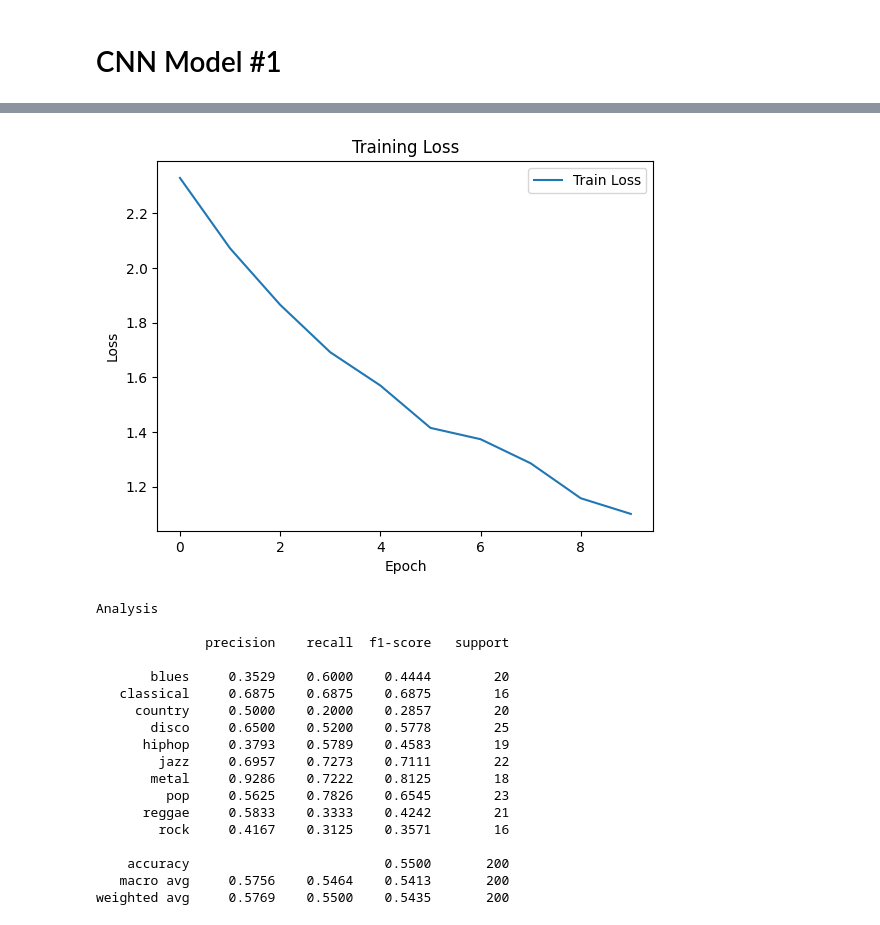
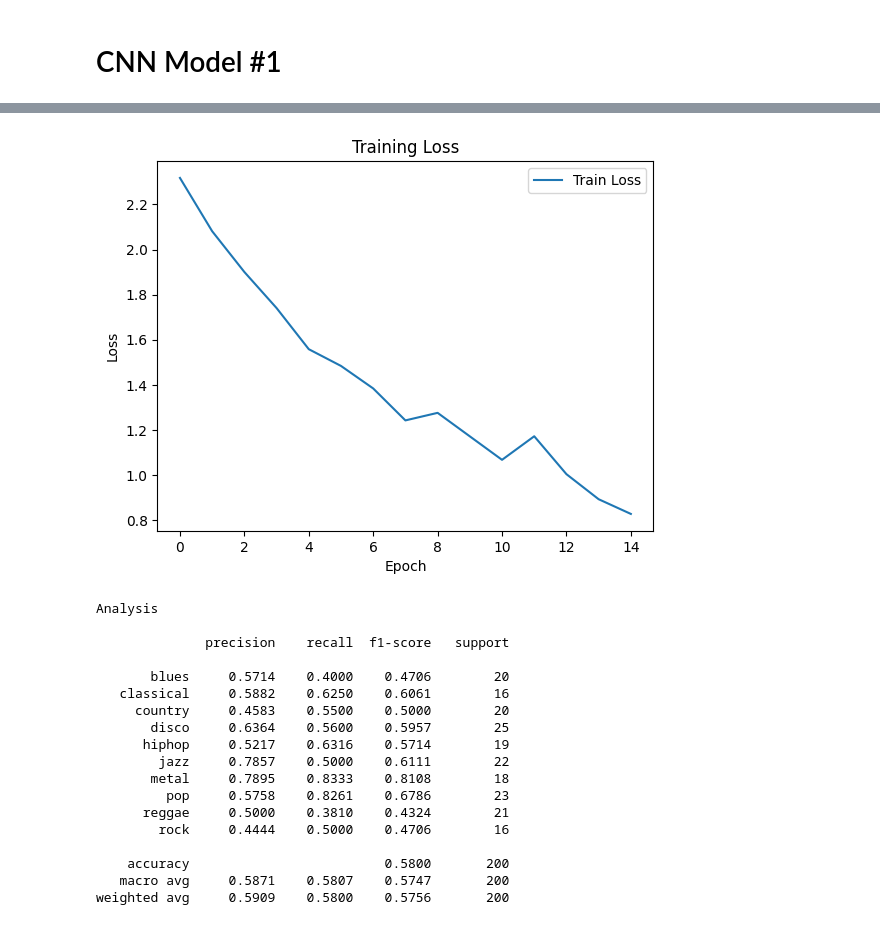
Before and after one commit to ayu0-0/CS4100_project_Sean_Ayuko, a Jupyter notebook: models/cnn.ipynb, the cells around one changed output, grey strips where cells are left out. Drawn from its saved outputs; the diff is of its cells as text; code cells hidden in the pictures.

Commit message:
organizing figures

```diff
--- a/models/cnn.ipynb
+++ b/models/cnn.ipynb
@@ -37,7 +37,7 @@ DATA_DIR = "../image_data/Data/images_original"       # 画像が入っている
 BATCH_SIZE = 32         # 一度に学習する枚数
 IMG_SIZE = 128          # 画像をこのサイズに統一する（64x64）
 LEARNING_RATE = 0.001   # 学習率
-EPOCHS = 10             # 学習を繰り返す回数
+EPOCHS = 15            # 学習を繰り返す回数
 
 # デバイスの設定（GPUがあれば使う）
 DEVICE = 'cuda' if torch.cuda.is_available() else 'cpu'
@@ -192,7 +192,7 @@ plt.xlabel('Epoch')
 plt.ylabel('Loss')
 plt.title('Training Loss')
 plt.legend()
-plt.savefig('loss_curve.png')
+plt.savefig('loss_curve_worse_cnn.png')
 print("学習曲線を loss_curve.png に保存しました。")
 # %% [output]
 Using device: cpu
@@ -215,5 +214,5 @@ Epoch [10/10], Loss: 1.1006, Accuracy: 0.6220
 学習曲線を loss_curve.png に保存しました。
-[figure, old version]
+[figure, new version]
 # %%
 # Further evaluation
 from sklearn.metrics import classification_report
@@ -225,17 +224,17 @@ Analysis
 
               precision    recall  f1-score   support
 
-       blues     0.3529    0.6000    0.4444        20
-   classical     0.6875    0.6875    0.6875        16
-     country     0.5000    0.2000    0.2857        20
-       disco     0.6500    0.5200    0.5778        25
-      hiphop     0.3793    0.5789    0.4583        19
-        jazz     0.6957    0.7273    0.7111        22
-       metal     0.9286    0.7222    0.8125        18
-         pop     0.5625    0.7826    0.6545        23
-      reggae     0.5833    0.3333    0.4242        21
-        rock     0.4167    0.3125    0.3571        16
+       blues     0.5714    0.4000    0.4706        20
+   classical     0.5882    0.6250    0.6061        16
+     country     0.4583    0.5500    0.5000        20
+       disco     0.6364    0.5600    0.5957        25
+      hiphop     0.5217    0.6316    0.5714        19
+        jazz     0.7857    0.5000    0.6111        22
+       metal     0.7895    0.8333    0.8108        18
+         pop     0.5758    0.8261    0.6786        23
+      reggae     0.5000    0.3810    0.4324        21
+        rock     0.4444    0.5000    0.4706        16
 
-    accuracy                         0.5500       200
-   macro avg     0.5756    0.5464    0.5413       200
-weighted avg     0.5769    0.5500    0.5435       200
+    accuracy                         0.5800       200
+   macro avg     0.5871    0.5807    0.5747       200
+weighted avg     0.5909    0.5800    0.5756       200
```
Also changed, not shown: parts of 1 cell of this notebook, 6 other files.
